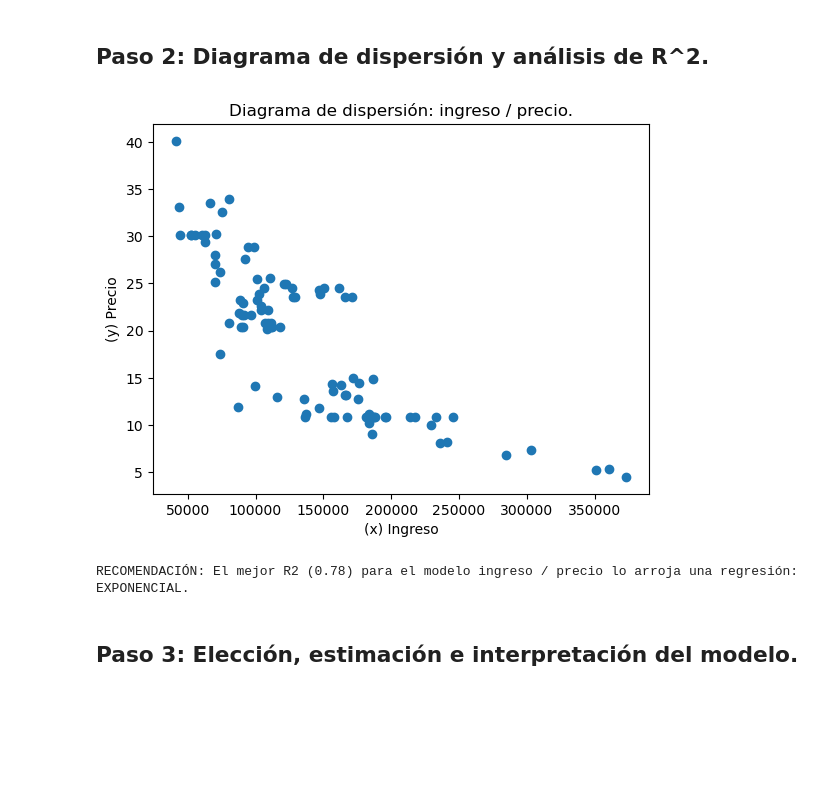
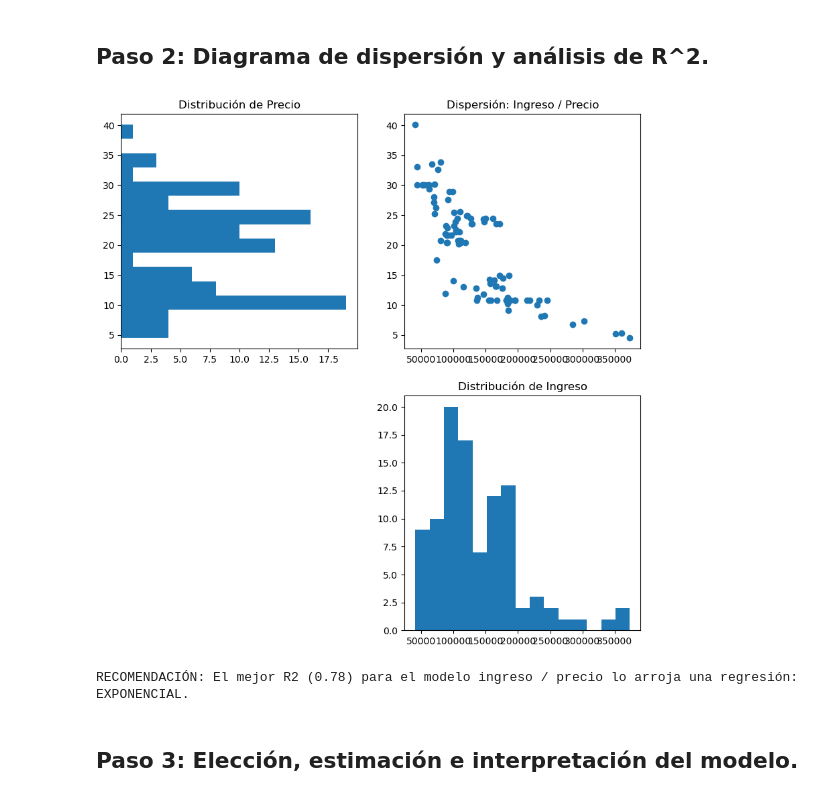
Before and after one commit to kikin3112/projets, a Jupyter notebook: regresion_lineal.ipynb, the cells around one changed output. Drawn from its saved outputs; the diff is of its cells as text; code cells hidden in the pictures; blank space fills up the shorter version.

```diff
--- a/regresion_lineal.ipynb
+++ b/regresion_lineal.ipynb
@@ -157,48 +175,82 @@ if variable_dependiente == '1':
     R2s.append((R2_consumo_pot, 'POTENCIAL'))
 
     ###---DIAGRAMA DE DISPERSIÓN---###
-    plt.title('Diagrama de dispersión: {} / {}.'.format(nombre_x.lower(),
-                                                        nombre_y.lower()))
-    plt.xlabel('(x) {}'.format(nombre_x))
-    plt.ylabel('(y) {}'.format(nombre_y))
-    plt.scatter(X, y_consumo) #gráfico de dispersión
-    plt.show() #for clean output
+    #plt.title('Diagrama de dispersión: {} / {}.'.format(nombre_x.lower(),
+    #                                                    nombre_y.lower()))
+    #plt.xlabel('(x) {}'.format(nombre_x))
+    #plt.ylabel('(y) {}'.format(nombre_y))
+    #plt.scatter(X, y_consumo) #gráfico de dispersión
+    #plt.show() #for clean output
+
+    #join ingreso/consumo
+    plt.figure(figsize = (10,10))
+    plt.subplot(2,2,2)
+    plt.scatter(x = ingreso, y = consumo)
+    plt.title('Dispersión: Ingreso / Consumo')
+
+    #distibución de ingreso
+    plt.subplot(2,2,4)
+    plt.hist(x = ingreso, bins = 15)
+    plt.title('Distribución de Ingreso')
+
+    #distibución de consumo
+    plt.subplot(2,2,1)
+    plt.hist(x = consumo, orientation ='horizontal', bins = 15)
+    plt.title('Distribución de Consumo')
+    plt.show()
 
 elif variable_dependiente == '2':
     #ingreso_consumo_lineal
     ingreso_precio_lineal = lr.fit(X, y_precio)
     R2_precio_lineal = lr.score(X, y_precio)
     R2s.append((R2_precio_lineal, 'LINEAL'))
 
     #ingreso_consumo_logaritmico
     ingreso_precio_lineal = lr.fit(X_log, y_precio)
     R2_precio_log = lr.score(X_log, y_precio)
     R2s.append((R2_precio_log, 'LOGARÍTMICO'))
 
     #ingreso_consumo_exponencial
     ingreso_precio_exp = lr.fit(X, y_precio_log)
     R2_precio_exp = lr.score(X, y_precio_log)
     R2s.append((R2_precio_exp, 'EXPONENCIAL'))
 
     #ingreso_consumo_potencial
     ingreso_precio_pot = lr.fit(X_log, y_precio_log)
     R2_precio_pot = lr.score(X_log, y_precio_log)
     R2s.append((R2_precio_pot, 'POTENCIAL'))
     ###---DIAGRAMA DE DISPERSIÓN---###
-    plt.title('Diagrama de dispersión: {} / {}.'.format(nombre_x.lower(),
-                                                        nombre_y.lower()))
-    plt.xlabel('(x) {}'.format(nombre_x))
-    plt.ylabel('(y) {}'.format(nombre_y))
-    plt.scatter(X, y_precio) #gráfico de dispersión
-    plt.show() #for clean output
+    #plt.title('Diagrama de dispersión: {} / {}.'.format(nombre_x.lower(),
+    #                                                    nombre_y.lower()))
+    #plt.xlabel('(x) {}'.format(nombre_x))
+    #plt.ylabel('(y) {}'.format(nombre_y))
+    #plt.scatter(X, y_precio) #gráfico de dispersión
+    #plt.show() #for clean output
+
+    #join ingreso/consumo
+    plt.figure(figsize = (10,10))
+    plt.subplot(2,2,2)
+    plt.scatter(x = ingreso, y = precio)
+    plt.title('Dispersión: Ingreso / Precio')
+
+    #distibución de ingreso
+    plt.subplot(2,2,4)
+    plt.hist(x = ingreso, bins = 15)
+    plt.title('Distribución de Ingreso')
+
+    #distibución de consumo
+    plt.subplot(2,2,1)
+    plt.hist(x = precio, orientation ='horizontal', bins = 15)
+    plt.title('Distribución de Precio')
+    plt.show()
 
 max_R2 = max(R2s, key=lambda x: x[0]) #recomendación para modelo
 print('RECOMENDACIÓN: El mejor R2 ({:.2f}) para el modelo {} / {} lo arroja una regresión: {}.'.format(max_R2[0],
                                                                                                    nombre_x.lower(),
                                                                                                    nombre_y.lower(),
                                                                                                    max_R2[1]))
 # %% [output]
-[figure, old version]
+[figure, new version]
 RECOMENDACIÓN: El mejor R2 (0.78) para el modelo ingreso / precio lo arroja una regresión: EXPONENCIAL.
 # %% [markdown]
 ## Paso 3: Elección, estimación e interpretación del modelo.
```
Also changed, not shown: parts of 4 cells of this notebook, 1 other file.
